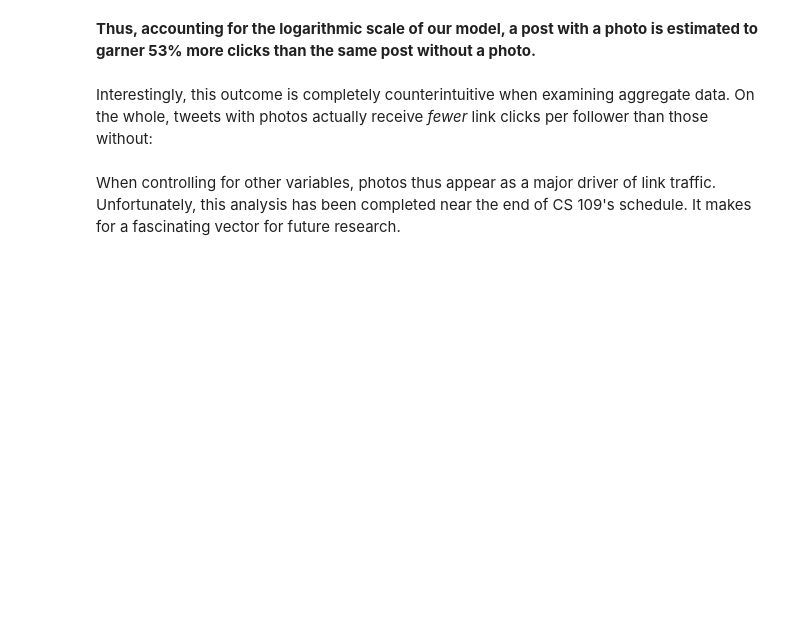
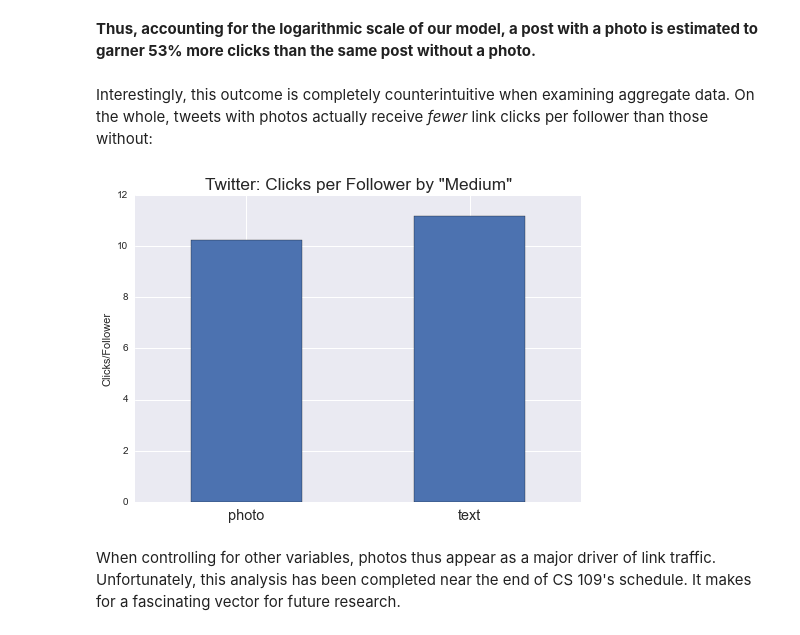
Before and after one commit to micahlanier/social-news, a Jupyter notebook: book/9_PredictiveAnalysisKeyFindings.ipynb, the cells around one changed output. Cells and saved outputs as stored; diff of their text form; code cells hidden in the pictures; blank space fills up the shorter version.

```diff
--- a/book/9_PredictiveAnalysisKeyFindings.ipynb
+++ b/book/9_PredictiveAnalysisKeyFindings.ipynb
@@ -100,3 +155,26 @@ Interestingly, this outcome is completely counterintuitive when examining aggreg
+# %%
+# Get statistics.
+twMediaClicks = tw[['medium','clicks_normalized']].groupby('medium').agg('sum') #.reset_index(drop=False)
+
+# Start plot.
+twMediaClicks.plot(kind='bar')
+
+# Labels.
+plt.title('Twitter: Clicks per Follower by "Medium"',size='xx-large')
+plt.xlabel('')
+plt.xticks(rotation=0,size='x-large')
+t = plt.xticks()
+plt.ylabel('Clicks/Follower')
+
+# Tweaks.
+ax = plt.gca()
+ax.lines[0].set_visible(False)
+ax.legend_.remove()
+
+# Show.
+plt.show()
+# %% [output]
+[figure, added]
 # %% [markdown]
 When controlling for other variables, photos thus appear as a major driver of link traffic. Unfortunately, this analysis has been completed near the end of CS 109's schedule. It makes for a fascinating vector for future research.
 # %% [markdown]
```
Also changed, not shown: parts of 11 cells of this notebook.
